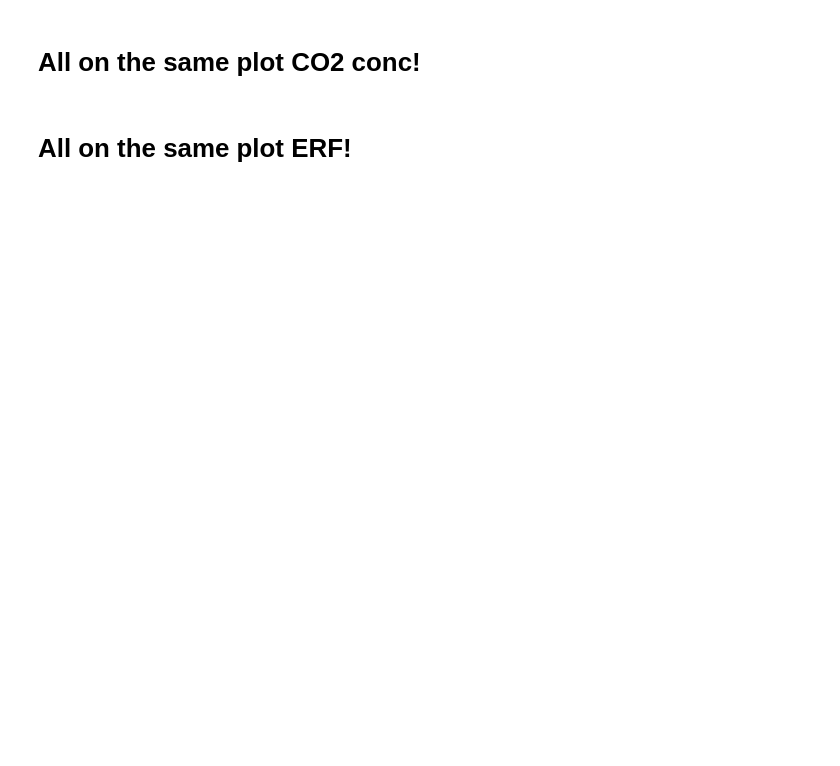
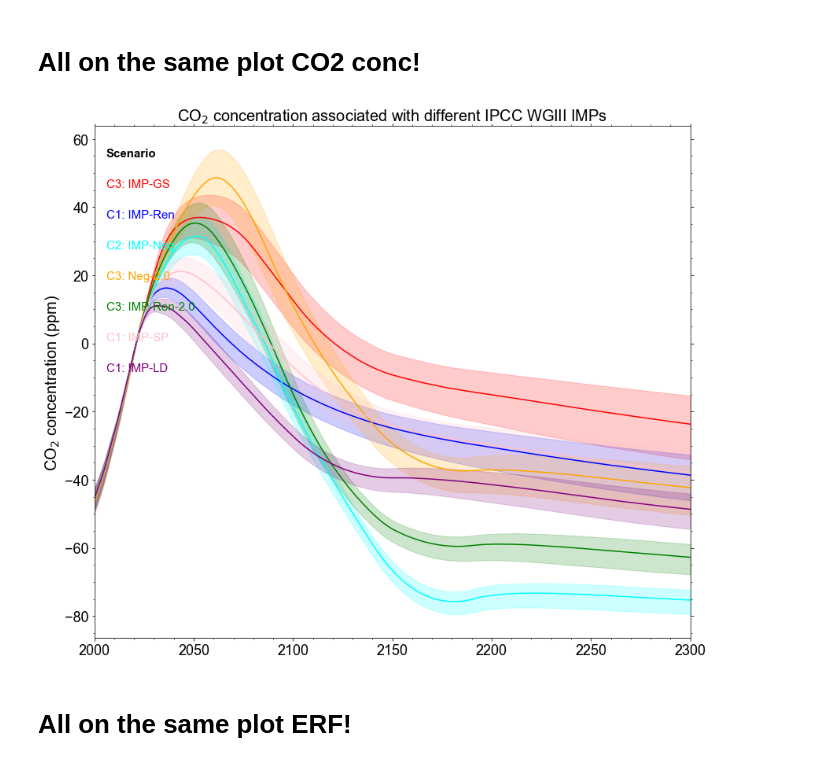
Before and after one commit to camillamathison/FaIR-Spice, a Jupyter notebook: notebooks/run-fair-ar6-illusPath-extended-2300.ipynb, the cells around one changed output. Drawn from its saved outputs; the diff is of its cells as text; code cells hidden in the pictures; blank space fills up the shorter version.

```diff
--- a/notebooks/run-fair-ar6-illusPath-extended-2300.ipynb
+++ b/notebooks/run-fair-ar6-illusPath-extended-2300.ipynb
@@ -642,28 +649,32 @@ pl.savefig('../plots/rcmip_illus_scenarios_temp_allIMPS_2300.png', dpi=500, tran
 # %%
 fig, ax = pl.subplots(figsize=(12, 10))
 ax.tick_params(axis='both', which='major', labelsize=18)
 ax.tick_params(axis='both', which='minor', labelsize=18)
 ax.text(0.02, 0.94, 'Scenario', fontweight='bold', fontsize=15, transform=ax.transAxes)
 for i, scenario in enumerate(scenarios):
-    ax.fill_between(np.arange(2000,2301), np.percentile(results_out[scenario]['co2_conc'][250:551,:] - results_out[scenario]['co2_conc'][271,:], 5, axis=1), np.percentile(results_out[scenario]['co2_conc'][250:551,:] - results_out[scenario]['co2_conc'][271,:], 95, axis=1), color=colors[scenario], alpha=0.2)
-    ax.plot(np.arange(2000, 2301), np.median(results_out[scenario]['co2_conc'][250:551,:] - results_out[scenario]['co2_conc'][271,:], axis=1), color=colors[scenario], label=labels[scenario])
+    ax.fill_between(np.arange(2000,2301), np.percentile(results_out[scenario]['co2_conc'][250:551,:] - results_out[scenario]['co2_conc'][271,:], 5, axis=1),
+                    np.percentile(results_out[scenario]['co2_conc'][250:551,:] - results_out[scenario]['co2_conc'][271,:], 95, axis=1), color=colors[scenario], alpha=0.2)
+    ax.plot(np.arange(2000, 2301), np.median(results_out[scenario]['co2_conc'][250:551,:] - results_out[scenario]['co2_conc'][271,:],axis=1),
+            color=colors[scenario], label=labels[scenario])
     ax.text(0.02, 0.88-0.06*i, labels[scenario], color=colors[scenario], transform=ax.transAxes, fontsize=15)
 #ax.legend(fontsize=10);
 ax.set_ylabel(r'CO${_2}$ concentration (ppm)', fontsize=20);
 ax.set_title(r'CO${_2}$ concentration associated with different IPCC WGIII IMPs', fontsize=20);
-ax.set_xlim(2000, 2100)
+ax.set_xlim(2000, 2300)
 #ax.set_ylim(-0.5, 1.5)
 
 from matplotlib import ticker
 
 
 ax1.yaxis.set_major_locator(ticker.FixedLocator(positions))
 
 ax1.spines['right'].set_color('gray')
 ax1.tick_params(axis='y', colors='gray')
 
 fig.tight_layout()
 pl.savefig('../plots/rcmip_illus_scenarios_CO2conc_allIMPS_2300.png', dpi=500, transparent=False)
+# %% [output]
+[figure, added]
 # %% [markdown]
 # All on the same plot ERF!
 # %%
```
Also changed, not shown: parts of 35 cells of this notebook.
